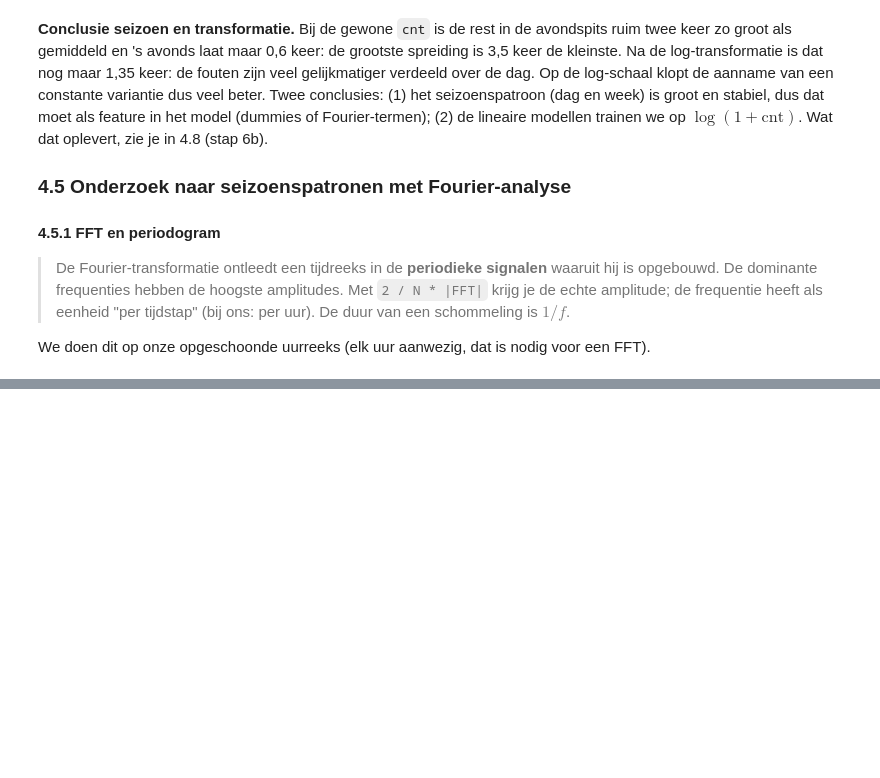
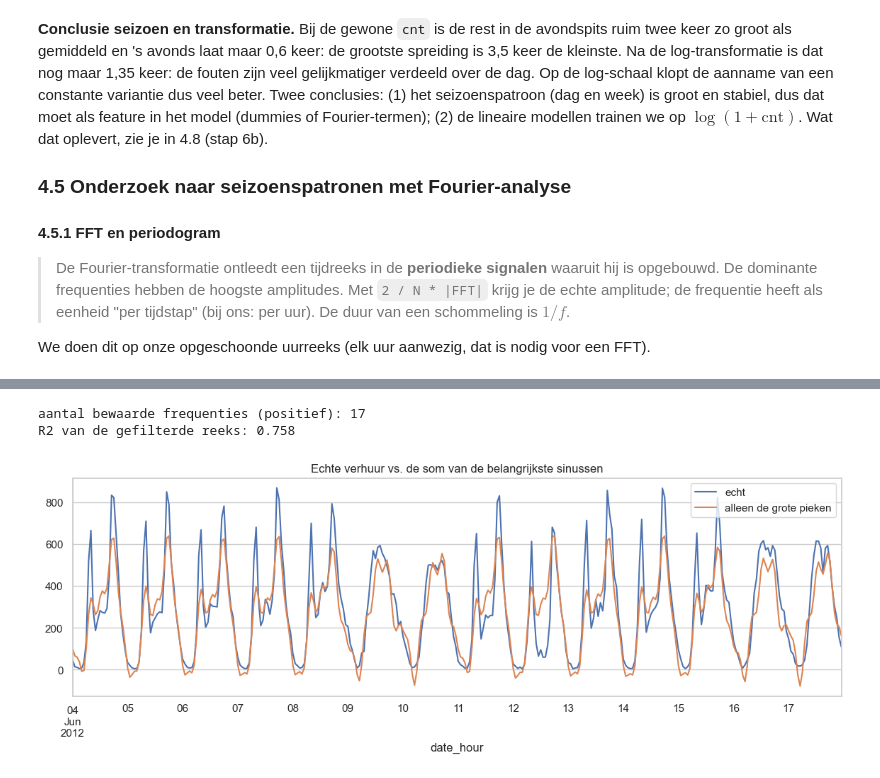
Before and after one commit to AlishaSR2k5/verhuuraantallen-voorspellen, a Jupyter notebook: notebook.ipynb, the cells around one changed output, grey strips where cells are left out. Saved outputs shown, nothing was run; the diff lists cells and outputs as text; code cells hidden in the pictures; blank space fills up the shorter version.

```diff
--- a/notebook.ipynb
+++ b/notebook.ipynb
@@ -1476,0 +1583,21 @@ FFT).
+# %%
+# Alleen de grote pieken bewaren (en frequentie 0 = het gemiddelde)
+keep = amplitude > 20
+keep[0] = True
+fft_filtered = np.where(keep, fft_result, 0)
+reconstructed = pd.Series(ifft(fft_filtered).real, index=dfh.index)
+
+r2_fft = r2_score(dfh['cnt'], reconstructed)
+print('aantal bewaarde frequenties (positief):', keep[1:n // 2].sum())
+print(f'R2 van de gefilterde reeks: {r2_fft:.3f}')
+
+period = slice('2012-06-04', '2012-06-17')
+ax = dfh['cnt'][period].plot(label='echt', figsize=(14, 4))
+reconstructed[period].plot(ax=ax, label='alleen de grote pieken')
+ax.set_title('Echte verhuur vs. de som van de belangrijkste sinussen')
+ax.legend()
+plt.show()
+# %% [output]
+aantal bewaarde frequenties (positief): 17
+R2 van de gefilterde reeks: 0.758
+[figure, added]
```
Also changed, not shown: parts of 6 cells of this notebook.
